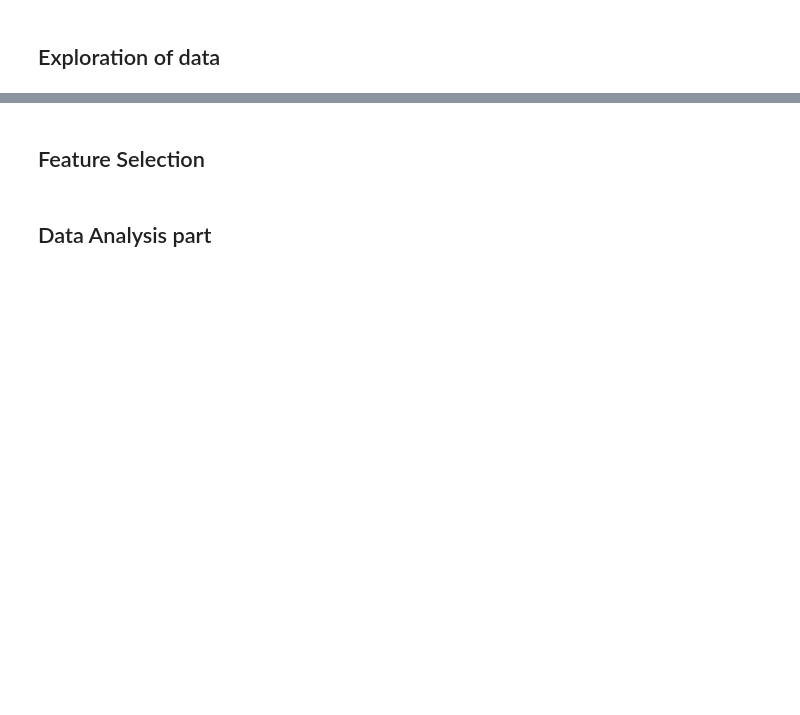
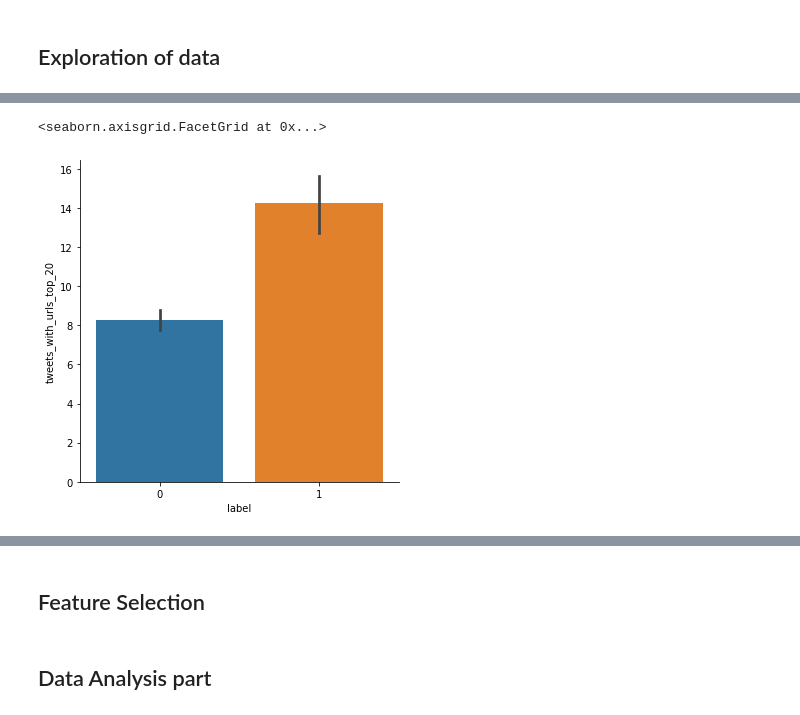
Before and after one commit to achrafBenHamou/DataMining-BigData, a Jupyter notebook: main.ipynb, the cells around one changed output, grey strips where cells are left out. Drawn from its saved outputs; the diff is of its cells as text; code cells hidden in the pictures; blank space fills up the shorter version.

```diff
--- a/main.ipynb
+++ b/main.ipynb
@@ -70,0 +199,5 @@ labels
+# %%
+sb.catplot(y='tweets_with_urls_top_20', x= 'label', kind="bar" ,data = users)
+# %% [output]
+<seaborn.axisgrid.FacetGrid at 0x...>
+[figure, added]
```
Also changed, not shown: parts of 39 cells of this notebook.
